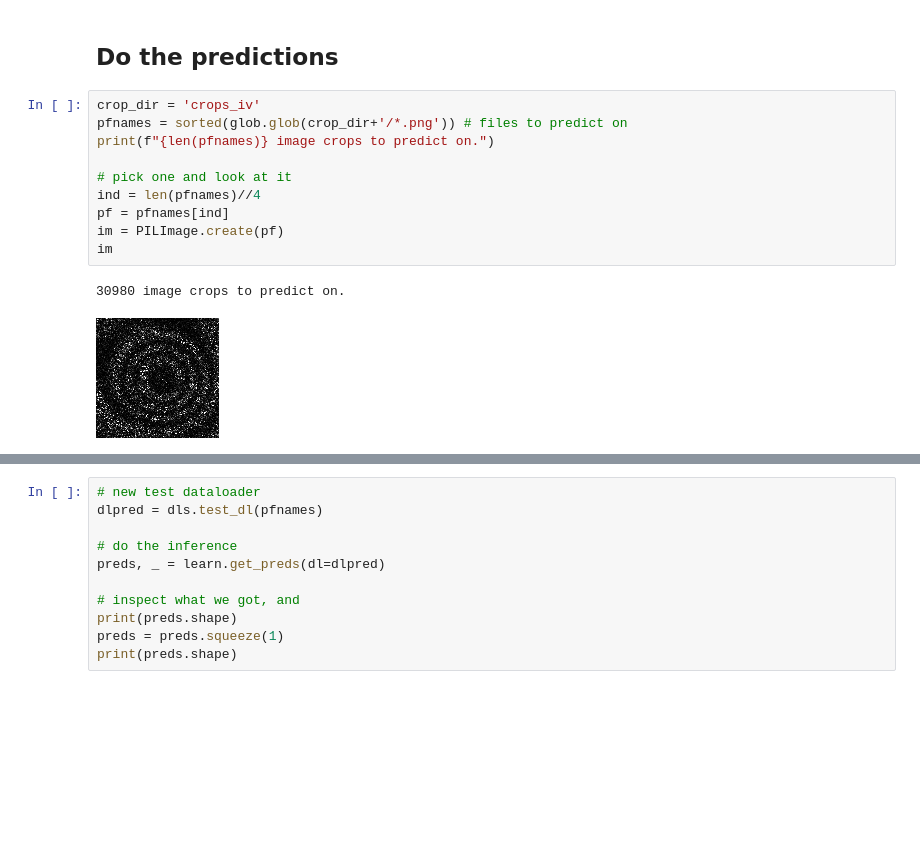
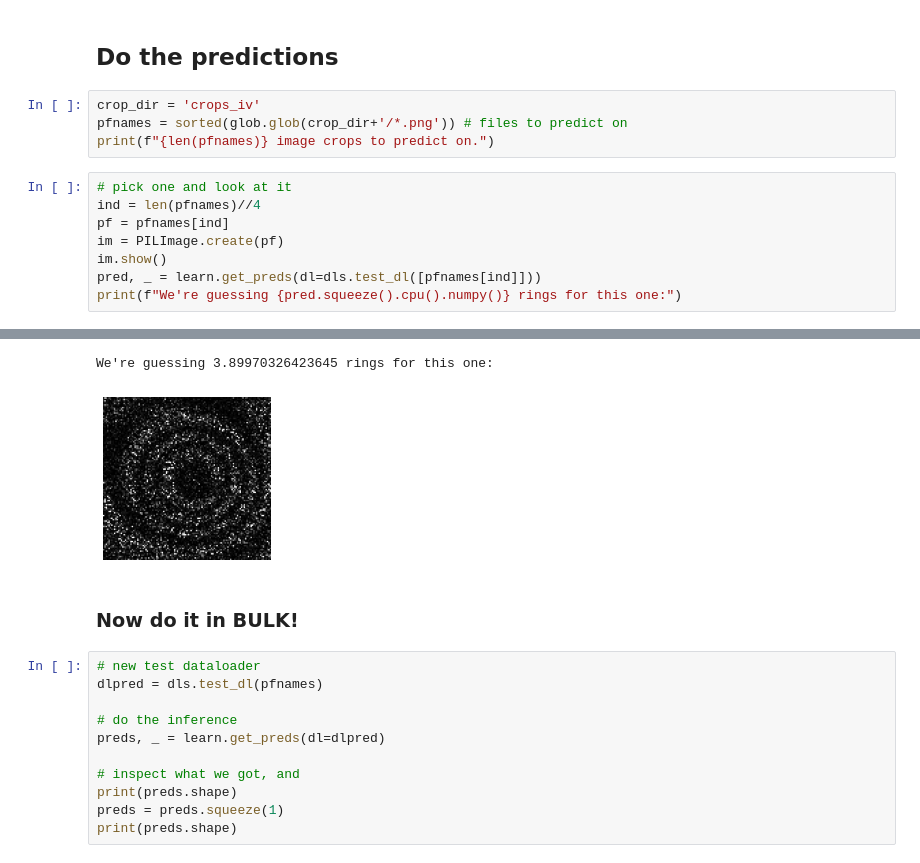
Before and after one commit to drscotthawley/espiownage, a Jupyter notebook: nbs/infer_rings_in_crops.ipynb, the cells around one changed output, grey strips where cells are left out. Cells and saved outputs as stored; diff of their text form; blank space fills up the shorter version.

Commit message:
updated with guess for one image

```diff
--- a/nbs/infer_rings_in_crops.ipynb
+++ b/nbs/infer_rings_in_crops.ipynb
@@ -105,12 +105,12 @@ learn.load('crop-rings-real_k0')
 crop_dir = 'crops_iv'
 pfnames = sorted(glob.glob(crop_dir+'/*.png')) # files to predict on
 print(f"{len(pfnames)} image crops to predict on.")
-
-# pick one and look at it
-ind = len(pfnames)//4
-pf = pfnames[ind]
-im = PILImage.create(pf)
-im
-# %% [output]
-30980 image crops to predict on.
-[figure, removed]
+# %%
+# pick one and look at it
+ind = len(pfnames)//4
+pf = pfnames[ind]
+im = PILImage.create(pf)
+im.show()
+pred, _ = learn.get_preds(dl=dls.test_dl([pfnames[ind]]))
+print(f"We're guessing {pred.squeeze().cpu().numpy()} rings for this one:")
+# %% [output]
@@ -117,3 +118,7 @@ im
+We're guessing 3.89970326423645 rings for this one:
+[figure, added]
+# %% [markdown]
+### Now do it in BULK!
 # %%
 # new test dataloader
 dlpred = dls.test_dl(pfnames)
```
Also changed, not shown: parts of 4 cells of this notebook, 1 other file.
